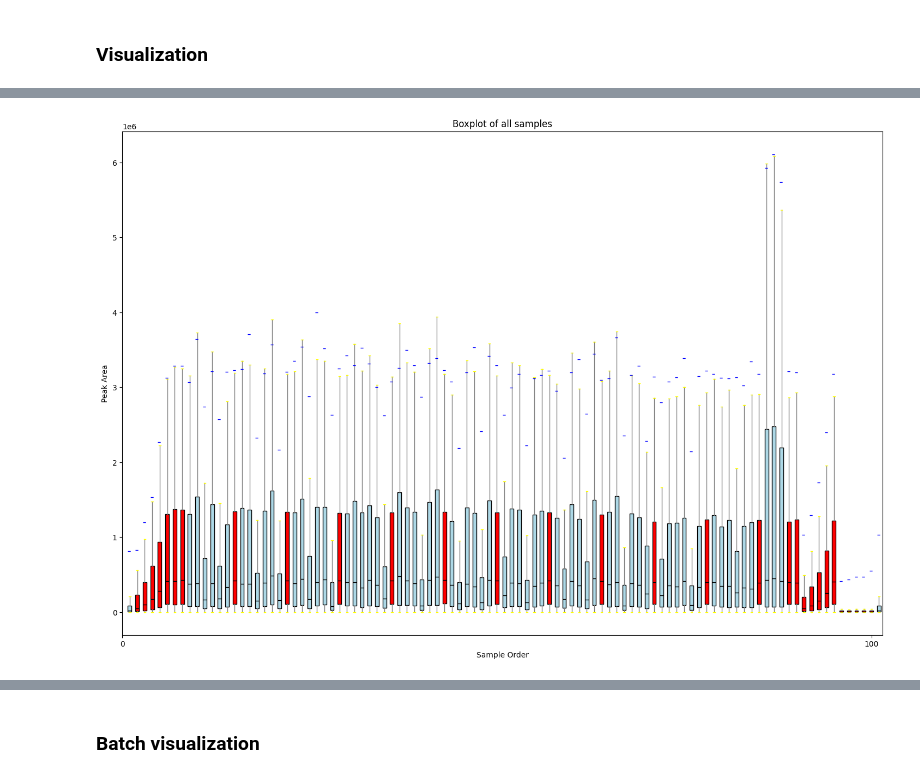
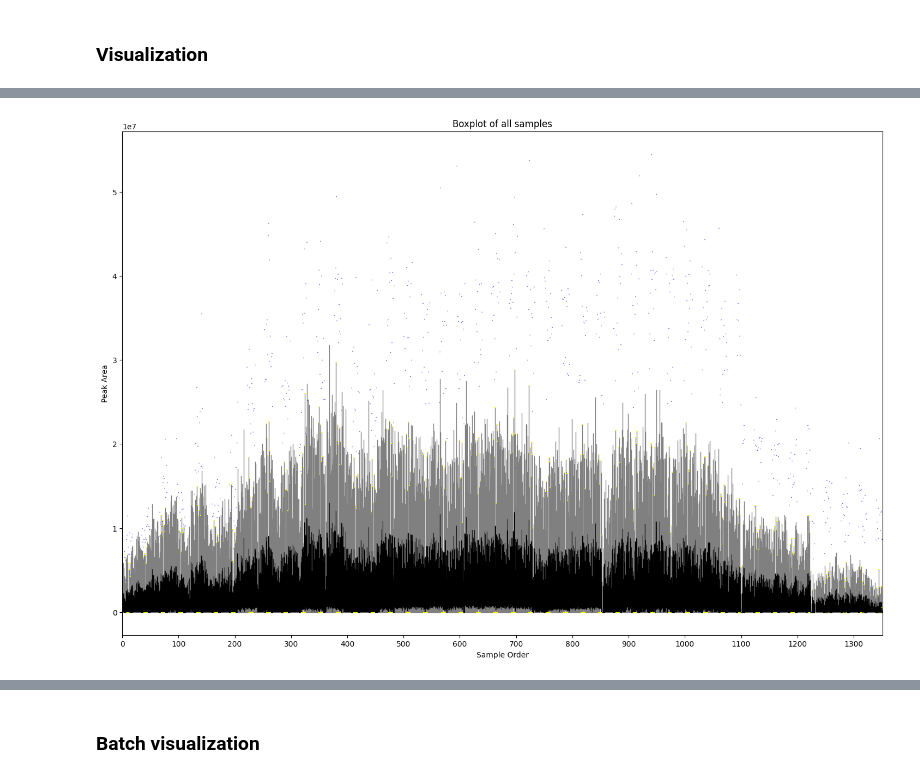
Before and after one commit to Najlaron/PySPRESSO, a Jupyter notebook: PMF-pipeline_version3.ipynb, the cells around one changed output, grey strips where cells are left out. Cells and saved outputs as stored; diff of their text form; code cells hidden in the pictures.

Commit message:
Add files via upload
corrected the batch corrections

```diff
--- a/PMF-pipeline_version3.ipynb
+++ b/PMF-pipeline_version3.ipynb
@@ -4,15 +4,15 @@
 ## INPUTS and OUTPUTS (SET BY USER)
 # %%
 # INPUTS
-input_file = 'Coffee_Beans_HILIC_POS_RAW_20240105.csv'
-input_batch_info_file = 'Coffee_Beans_HILIC_POS_RAW_20240105_InputFiles.csv'
+input_file = 'ENIGMA_BigStudy_LIPIDS_POS_RAW_20230327_AgeGroups_20231110.csv' #'Coffee_Beans_HILIC_POS_RAW_20240105.csv'
+input_batch_info_file = 'ENIGMA_BigStudy_LIPIDS_POS_RAW_20230327_AgeGroups_20231110_InputFiles.csv'#'Coffee_Beans_HILIC_POS_RAW_20240105_InputFiles.csv'
 
 # OUTPUTS
-output_file_prefix = 'Coffee_Beans_HILIC_POS'
-report_file_name = 'Coffee_Beans_HILIC_POS-report'
+output_file_prefix = 'ENIGMA_BigStudy_LIPIDS' #'Coffee_Beans_HILIC_POS'
+report_file_name = 'ENIGMA_BigStudy_LIPIDS-report.pdf' #'Coffee_Beans_HILIC_POS-report'
 
 # OUTPUT FOLDER
-main_folder = 'Coffee_analysis-POS'
+main_folder = 'ENIGMA_analysis' #'Coffee_analysis-POS'
 # %% [markdown]
 ## Creating folders
 # %%
@@ -420,50 +533,55 @@ data
 # %% [markdown]
 ### Visualization
 # %%
+def visualize_boxplot(data, is_qc_sample, sufixes = ['.png', '.pdf']):
+    # Create the figure and axis objects
+    fig, ax = plt.subplots(figsize=(18, 12))
+
+    # Create a box plot for the specific feature
+    box = plt.boxplot(data.iloc[:,1:], showfliers=False, showmeans=True, meanline=True, medianprops={'color':'black'}, meanprops={'color':'blue'}, patch_artist=True, whiskerprops=dict(color='grey'), capprops=dict(color='yellow'))
+    plt.title('Boxplot of all samples')
+
+    # Can depict if there is a problem with the data (retenion time shift too big -> re-run alignment; batch effect, etc.)
+
+    #Color boxplots of QC samples in red and the rest in blue
+    colors = ['red' if qc else 'lightblue' for qc in is_qc_sample]
+    # Set the colors for the individual boxplots
+    for patch, color in zip(box['boxes'], colors):
+        patch.set_facecolor(color)
+
+    # Customize the plot
+    plt.xlabel('Sample Order')
+    plt.ylabel('Peak Area')
+    xx = np.arange(0, len(data.columns[1:])+1, 100)
+    plt.xticks(xx, xx)
+
+    # Save the plot
+    plt_name = main_folder + '/figures/QC_samples_boxplot_first_view'
+    for sufix in sufixes:
+        plt.savefig(plt_name + sufix, bbox_inches='tight', dpi=300)
+
+    # Show the plot
+    plt.show()
+
+    #---------------------------------------------
+    #REPORTING
+    text0 = 'The initial visualization of the data was created.'
+    text1 = 'The boxplot of all samples was created and saved to: ' + plt_name
+    report.add_together([('text', text0),
+                        ('text', text1),
+                        ('image', plt_name + '.png'),
+                        'line'])
+
+    return fig, ax
+
+
 #filter our quality-control samples (QC)
-QC_samples = metadata[metadata['Coffee Brand'] == 'QC']['SampleFile'].tolist()
+QC_samples = metadata[metadata['Sample Type'] == 'Quality Control']['Sample File'].tolist()
 #print(QC_samples)
 print(len(QC_samples))
-
 #QC_samples mask
 is_qc_sample = [True if col in QC_samples else False for col in data.columns[1:]]
 #print(is_qc_sample)
 
-# Create the figure and axis objects
-fig, ax = plt.subplots(figsize=(18, 12))
-
-# Create a box plot for the specific feature
-box = plt.boxplot(data.iloc[:,1:], showfliers=False, showmeans=True, meanline=True, medianprops={'color':'black'}, meanprops={'color':'blue'}, patch_artist=True, whiskerprops=dict(color='grey'), capprops=dict(color='yellow'))
-plt.title('Boxplot of all samples')
-
-# Can depict if there is a problem with the data (retenion time shift too big -> re-run alignment; batch effect, etc.)
-
-#Color boxplots of QC samples in red and the rest in blue
-colors = ['red' if qc else 'lightblue' for qc in is_qc_sample]
-# Set the colors for the individual boxplots
-for patch, color in zip(box['boxes'], colors):
-    patch.set_facecolor(color)
-
-# Customize the plot
-plt.xlabel('Sample Order')
-plt.ylabel('Peak Area')
-xx = np.arange(0, len(data.columns[1:])+1, 100)
-plt.xticks(xx, xx)
-
-# Save the plot
-plt_name = main_folder + '/figures/QC_samples_boxplot_first_view'
-for sufix in sufixes:
-    plt.savefig(plt_name + sufix, bbox_inches='tight', dpi=300)
-
-# Show the plot
-plt.show()
-
-#---------------------------------------------
-#REPORTING
-text0 = 'The initial visualization of the data was created.'
-text1 = 'The boxplot of all samples was created and saved to: ' + plt_name
-report.add_together([('text', text0),
-                    ('text', text1),
-                    ('image', plt_name + '.png'),
-                    'line'])
+visualize_boxplot(data, is_qc_sample, sufixes = sufixes)
 # %% [output]
@@ -471 +589 @@ report.add_together([('text', text0),
-[figure, old version]
+[figure, new version]
```
Also changed, not shown: parts of 32 cells of this notebook.
